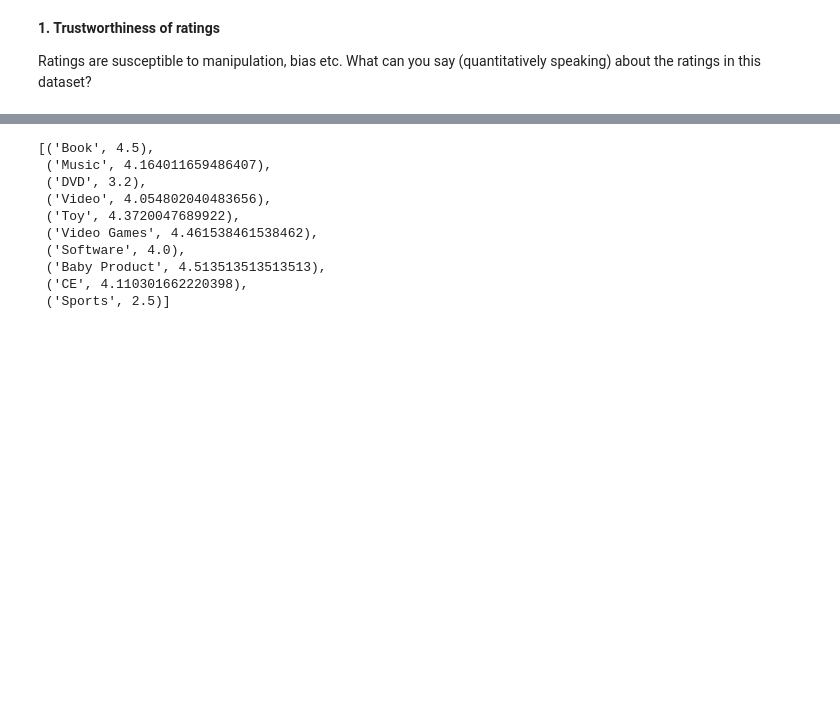
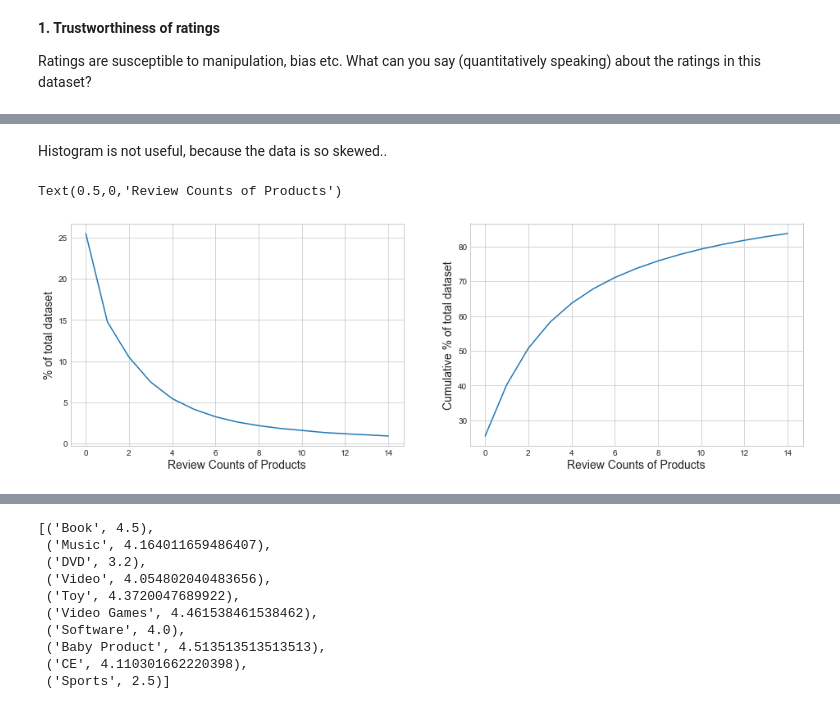
Before and after one commit to pandrewg/Mini-Projects, a Jupyter notebook: keepup amazon challenege/solution.ipynb, the cells around one changed output, grey strips where cells are left out. Cells and saved outputs as stored; diff of their text form; code cells hidden in the pictures; blank space fills up the shorter version.

```diff
--- a/keepup amazon challenege/solution.ipynb
+++ b/keepup amazon challenege/solution.ipynb
@@ -273,0 +299,26 @@ Name: REVIEWS_COUNT, dtype: float64
+# %% [markdown]
+Histogram is not useful, because the data is so skewed..
+# %%
+pct = []
+cum = []
+
+for i in range(15):
+    pct.append(len(df[df.REVIEWS_COUNT==i])/len(df)*100)
+
+    if i==0:
+        cum.append(pct[i])
+        continue
+    cum.append(pct[i]+cum[i-1])
+
+fig, (ax1,ax2) = plt.subplots(1,2,figsize=(16,5)
+                      )
+ax1.plot(list(range(15)),pct)
+ax1.set_ylabel('% of total dataset',fontsize=14)
+ax1.set_xlabel('Review Counts of Products',fontsize=14)
+
+ax2.plot(list(range(15)),cum)
+ax2.set_ylabel('Cumulative % of total dataset',fontsize=14)
+ax2.set_xlabel('Review Counts of Products',fontsize=14)
+# %% [output]
+Text(0.5,0,'Review Counts of Products')
+[figure, added]
```
Also changed, not shown: parts of 56 cells of this notebook.
